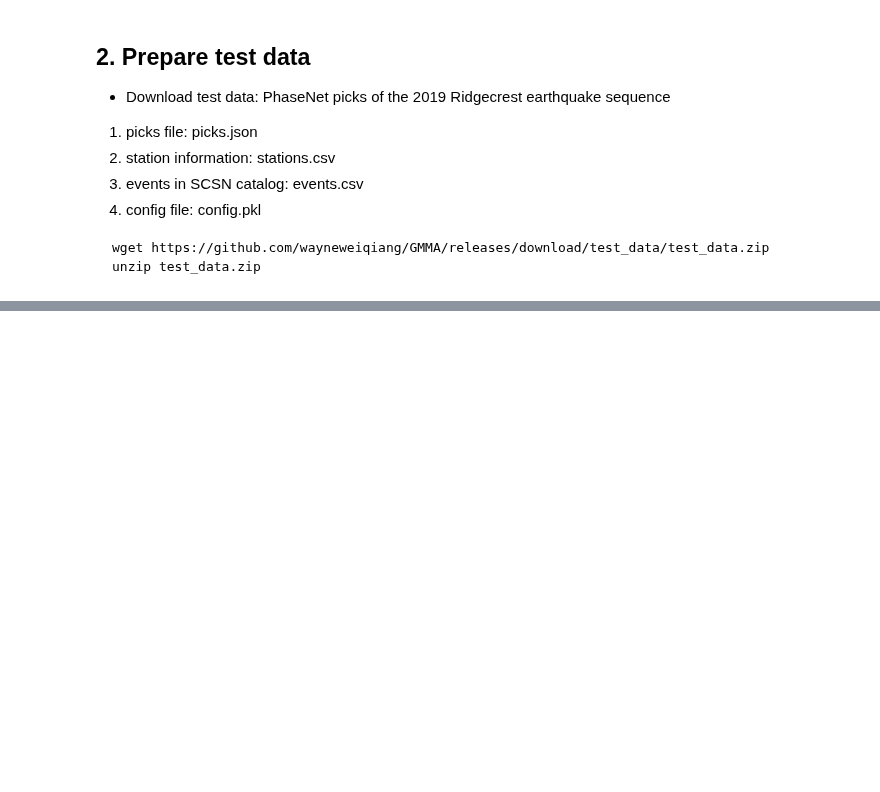
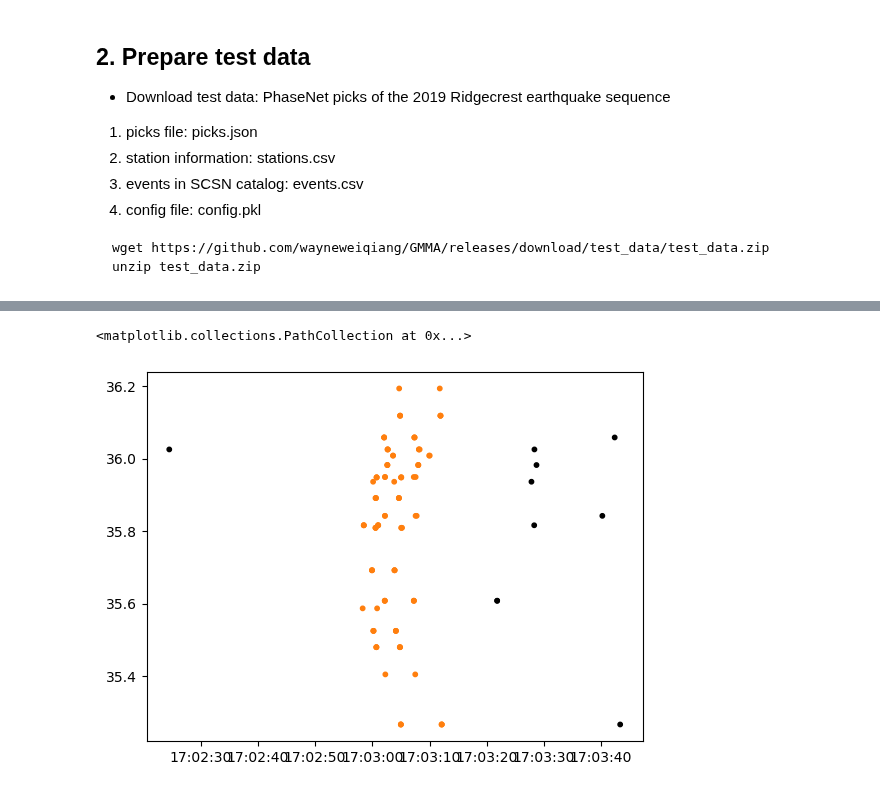
Before and after one commit to AI4EPS/GaMMA, a Jupyter notebook: docs/example_interactive.ipynb, the cells around one changed output, grey strips where cells are left out. Saved outputs shown, nothing was run; the diff lists cells and outputs as text; code cells hidden in the pictures; blank space fills up the shorter version.

```diff
--- a/docs/example_interactive.ipynb
+++ b/docs/example_interactive.ipynb
@@ -102,0 +142,28 @@ plt.show()
+# %%
+# call loalhost:8000/predict
+picks_  = picks.copy()
+picks_["phase_time"] = picks_["phase_time"].apply(lambda x: x.isoformat())
+stations_ = stations.copy()
+
+picks_ = picks_.to_dict(orient="records")
+stations_ = stations.to_dict(orient="records")
+
+response = requests.post(f"{ADLOC_API_URL}/predict/", json={"picks": {"data":picks_}, "stations": {"data": stations_}, "config": config})
+
+if response.status_code == 200:
+    result = response.json()
+    # Process the result as needed
+else:
+    print(f"Request failed with status code: {response.status_code}")
+    print(f"Error message: {response.text}")
+# %%
+events = pd.DataFrame(result["events"])
+picks_ = pd.DataFrame(result["picks"])
+picks_["phase_time"] = pd.to_datetime(picks_["phase_time"])
+
+plt.figure()
+mapping_color = lambda x: f"C{x}" if x!= -1 else "black"
+plt.scatter(picks_["phase_time"], picks_["latitude"], c=picks_["event_index"].apply(mapping_color), s=10)
+# %% [output]
+<matplotlib.collections.PathCollection at 0x...>
+[figure, added]
```
Also changed, not shown: parts of 20 cells of this notebook.
